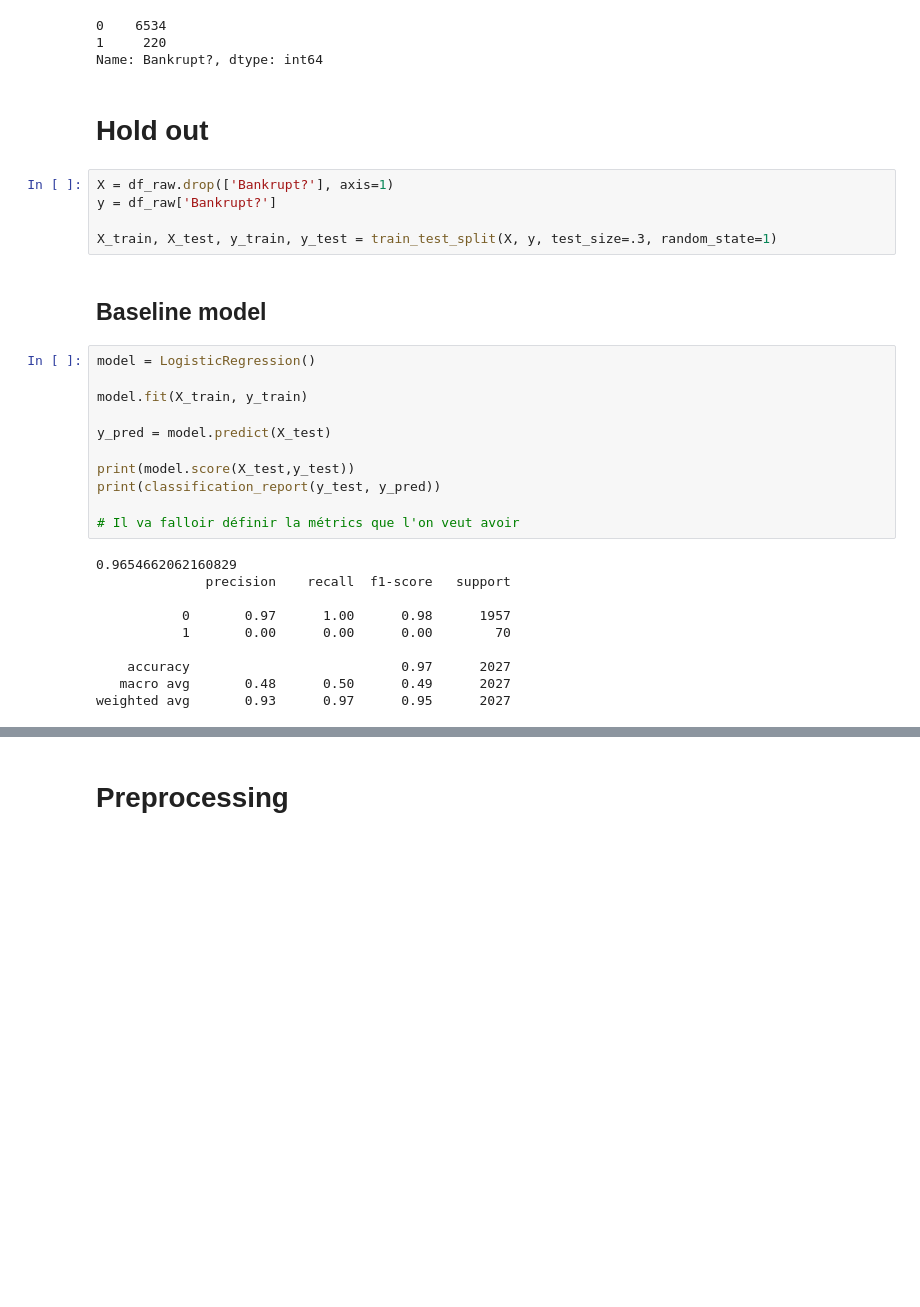
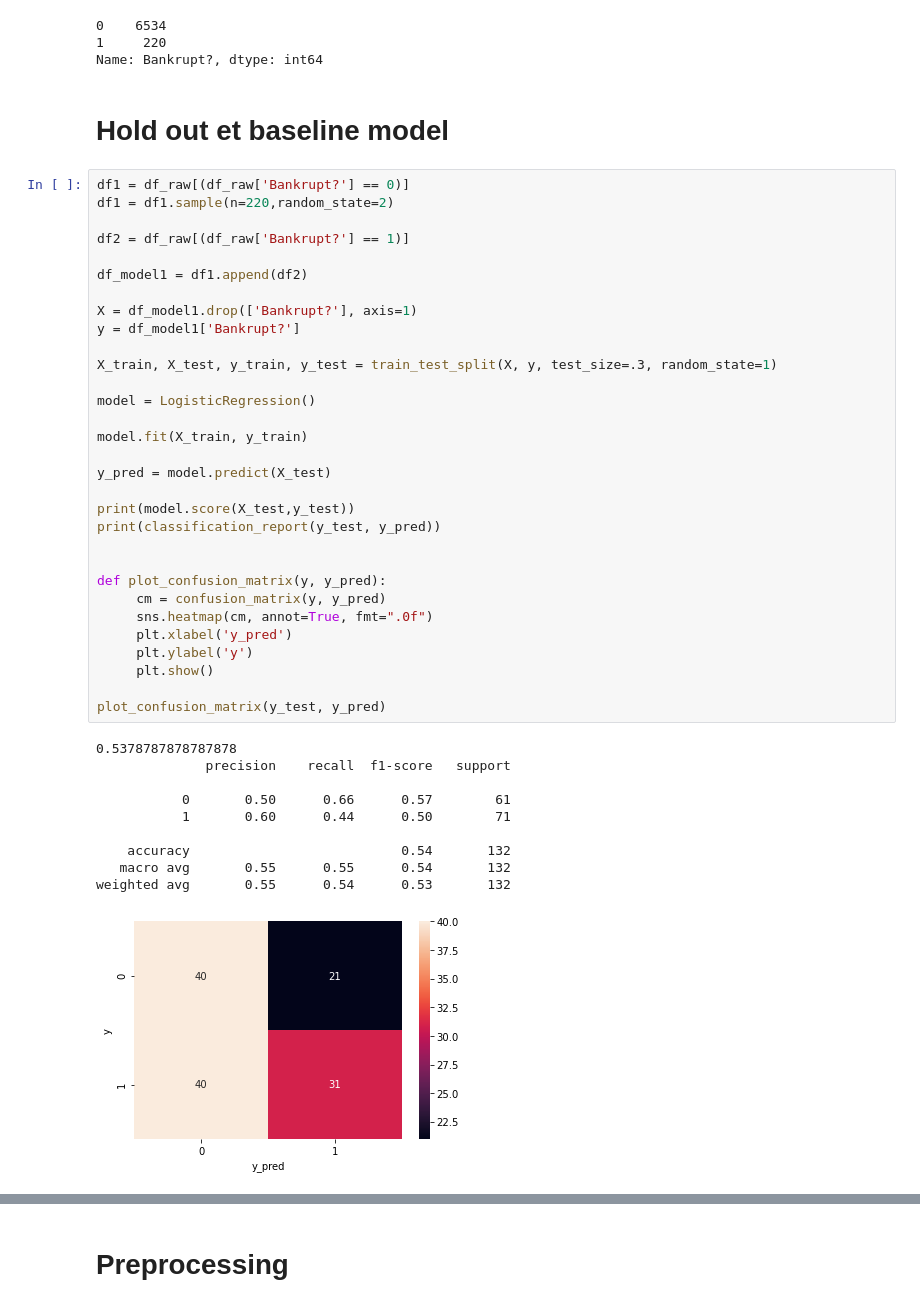
Before and after one commit to Clmntc/faillites_entreprises, a Jupyter notebook: Notebook_EDA.ipynb, the cells around one changed output, grey strips where cells are left out. Drawn from its saved outputs; the diff is of its cells as text; blank space fills up the shorter version.

```diff
--- a/Notebook_EDA.ipynb
+++ b/Notebook_EDA.ipynb
@@ -289,32 +327,46 @@ df['Bankrupt?'].value_counts()
 1     220
 Name: Bankrupt?, dtype: int64
 # %% [markdown]
-# Hold out
+# Hold out et baseline model
-# %%
-X = df_raw.drop(['Bankrupt?'], axis=1)
-y = df_raw['Bankrupt?']
-
-X_train, X_test, y_train, y_test = train_test_split(X, y, test_size=.3, random_state=1)
-# %% [markdown]
-## Baseline model
-# %%
-model = LogisticRegression()
-
-model.fit(X_train, y_train)
-
-y_pred = model.predict(X_test)
-
-print(model.score(X_test,y_test))
-print(classification_report(y_test, y_pred))
-
-# Il va falloir définir la métrics que l'on veut avoir
-# %% [output]
-0.9654662062160829
-              precision    recall  f1-score   support
-
-           0       0.97      1.00      0.98      1957
-           1       0.00      0.00      0.00        70
-
-    accuracy                           0.97      2027
-   macro avg       0.48      0.50      0.49      2027
-weighted avg       0.93      0.97      0.95      2027
+# %%
+df1 = df_raw[(df_raw['Bankrupt?'] == 0)]
+df1 = df1.sample(n=220,random_state=2)
+
+df2 = df_raw[(df_raw['Bankrupt?'] == 1)]
+
+df_model1 = df1.append(df2)
+
+X = df_model1.drop(['Bankrupt?'], axis=1)
+y = df_model1['Bankrupt?']
+
+X_train, X_test, y_train, y_test = train_test_split(X, y, test_size=.3, random_state=1)
+
+model = LogisticRegression()
+
+model.fit(X_train, y_train)
+
+y_pred = model.predict(X_test)
+
+print(model.score(X_test,y_test))
+print(classification_report(y_test, y_pred))
+
+
+def plot_confusion_matrix(y, y_pred):
+     cm = confusion_matrix(y, y_pred)
+     sns.heatmap(cm, annot=True, fmt=".0f")
+     plt.xlabel('y_pred')
+     plt.ylabel('y')
+     plt.show()
+
+plot_confusion_matrix(y_test, y_pred)
+# %% [output]
+0.5378787878787878
+              precision    recall  f1-score   support
+
+           0       0.50      0.66      0.57        61
+           1       0.60      0.44      0.50        71
+
+    accuracy                           0.54       132
+   macro avg       0.55      0.55      0.54       132
+weighted avg       0.55      0.54      0.53       132
+[figure, added]
```
Also changed, not shown: parts of 11 cells of this notebook.
